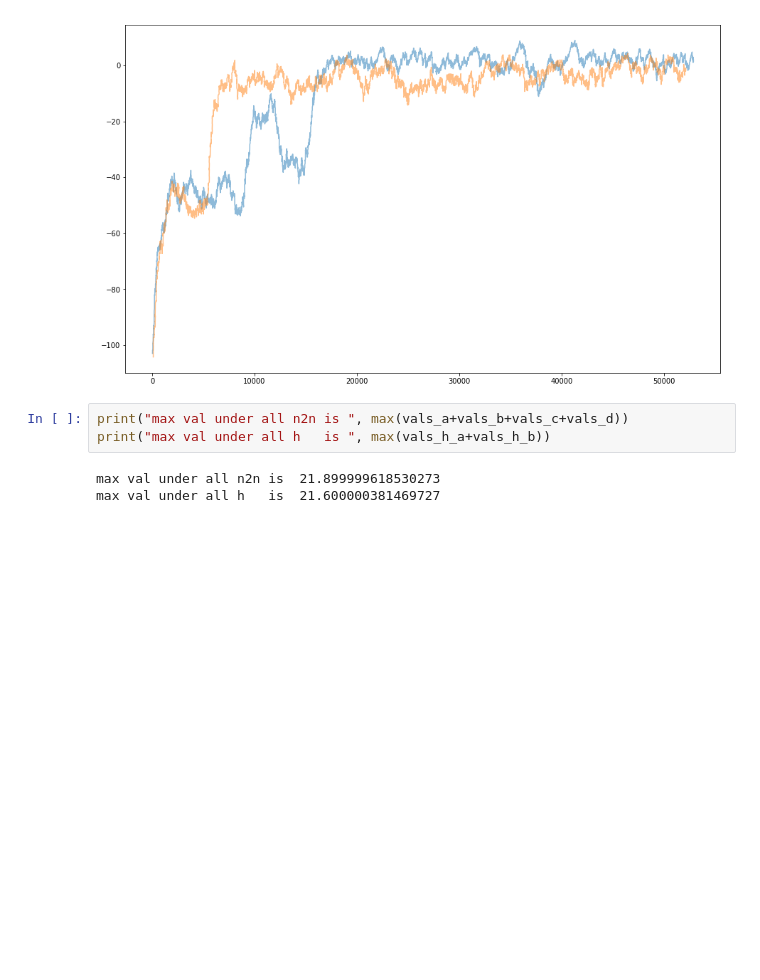
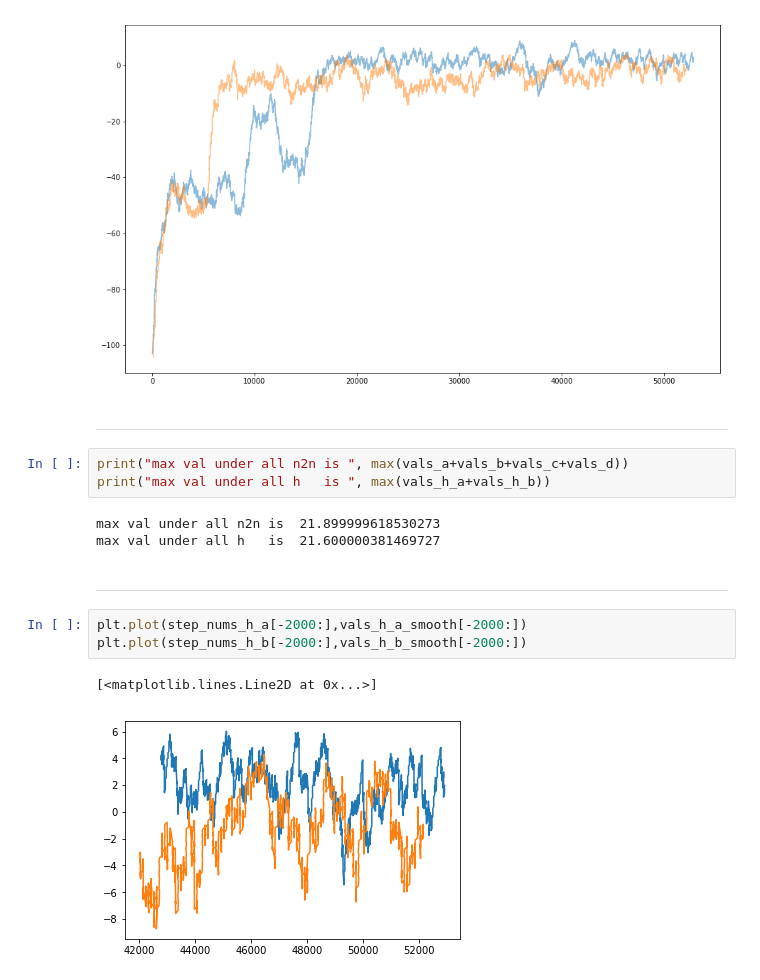
Before and after one commit to NotAnyMike/HRL, a Jupyter notebook: notebooks/Turn n2n vs hierarchical.ipynb, the cells around one changed output. Drawn from its saved outputs; the diff is of its cells as text; blank space fills up the shorter version.

```diff
--- a/notebooks/Turn n2n vs hierarchical.ipynb
+++ b/notebooks/Turn n2n vs hierarchical.ipynb
@@ -217,9 +218,19 @@ plt.plot(step_nums_h_b, vals_h_b_smooth,alpha=0.5)
 # %% [output]
 [<matplotlib.lines.Line2D at 0x...>]
 [figure]
+# %% [markdown]
+---
 # %%
 print("max val under all n2n is ", max(vals_a+vals_b+vals_c+vals_d))
 print("max val under all h   is ", max(vals_h_a+vals_h_b))
 # %% [output]
 max val under all n2n is  21.899999618530273
 max val under all h   is  21.600000381469727
+# %% [markdown]
+---
+# %%
+plt.plot(step_nums_h_a[-2000:],vals_h_a_smooth[-2000:])
+plt.plot(step_nums_h_b[-2000:],vals_h_b_smooth[-2000:])
+# %% [output]
+[<matplotlib.lines.Line2D at 0x...>]
+[figure, added]
```
Also changed, not shown: parts of 6 cells of this notebook.
